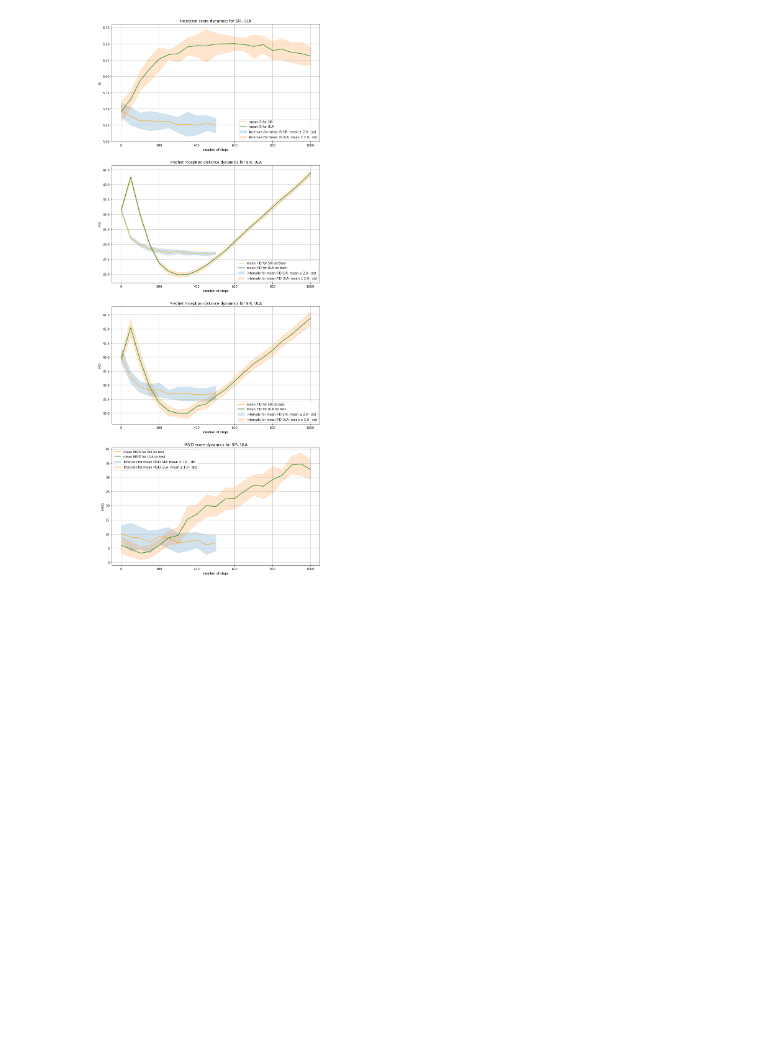
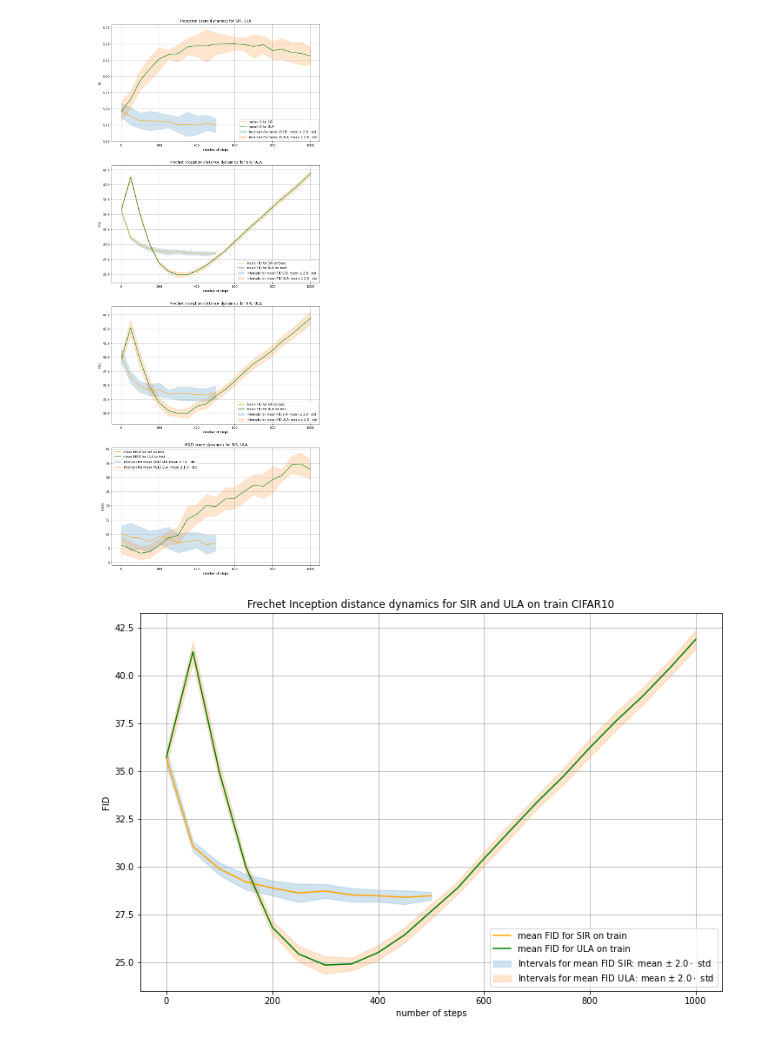
Before and after one commit to premolab/gans_sampling, a Jupyter notebook: notebooks/Cifar10_reimplement.ipynb, the cells around one changed output. Drawn from its saved outputs; the diff is of its cells as text; code cells hidden in the pictures; blank space fills up the shorter version.

Commit message:
add fid cifar preprint plot

```diff
--- a/notebooks/Cifar10_reimplement.ipynb
+++ b/notebooks/Cifar10_reimplement.ipynb
@@ -499,3 +499,81 @@ axs_new, new_fig, new_file_names = plot_scores_dynamics(scores=dict_results_ula,
 new_fig
 # %% [output]
 [figure]
+# %%
+xlabels = ["IS", "FID", "FID", "MSID"]
+mean_names = ["inception_scores_mean", "fid_scores_mean_train",
+              "fid_scores_mean_test", "msid_scores_mean_test"]
+std_names = ["inception_scores_std", "fid_scores_std_train",
+             "fid_scores_std_test", "msid_scores_std_test"]
+titles = ["Inception score", "Frechet Inception distance",
+          "Frechet Inception distance", "MSID score"]
+train_test_mode = ["", "on train", "on test", "on test"]
+stds_coef = [2.0, 2.0, 2.0, 1.0]
+start_plot = None
+every_step = 50
+method_name = "SIR"
+color_conf="C0"
+color_mean="orange"
+
+i = 1
+scores = dict_results
+
+fig, axs = plt.subplots(1, 1, figsize=(12, 8))
+
+range_steps = [i * every_step for i in range(len(scores[mean_names[i]]))]
+axs.plot(range_steps, scores[mean_names[i]], c=color_mean,
+                   label=f'mean {xlabels[i]} for {method_name} {train_test_mode[i]}')
+axs.fill_between(range_steps,
+                           scores[mean_names[i]] - stds_coef[i] * scores[std_names[i]],
+                           scores[mean_names[i]] + stds_coef[i] * scores[std_names[i]],
+                           color=color_conf,
+                           alpha=0.2,
+                           label=fr'Intervals for mean {xlabels[i]} {method_name}: mean $\pm \; {stds_coef[i]} \cdot$ std')
+if start_plot is None:
+    axs.set_xlabel("number of steps")
+    axs.set_ylabel(xlabels[i])
+    axs.set_title(f"{titles[i]} dynamics for {method_name}")
+    axs.grid(True)
+    name_mean = f'{method_name}_{mean_names[i]}.pdf'
+else:
+    title = axs.get_title()
+    title += f", {method_name}"
+    axs.set_title(title)
+    name_mean = f"{method_name}_" + file_names[ind_plot]
+
+stds_coef = [2.0, 2.0, 2.0, 1.0]
+every_step = 50
+method_name = "ULA"
+color_conf = "C1"
+color_mean = "green"
+start_plot = axs
+
+i = 1
+scores = dict_results_ula
+
+range_steps = [i * every_step for i in range(len(scores[mean_names[i]]))]
+axs.plot(range_steps, scores[mean_names[i]], c=color_mean,
+                   label=f'mean {xlabels[i]} for {method_name} {train_test_mode[i]}')
+axs.fill_between(range_steps,
+                           scores[mean_names[i]] - stds_coef[i] * scores[std_names[i]],
+                           scores[mean_names[i]] + stds_coef[i] * scores[std_names[i]],
+                           color=color_conf,
+                           alpha=0.2,
+                           label=fr'Intervals for mean {xlabels[i]} {method_name}: mean $\pm \; {stds_coef[i]} \cdot$ std')
+if start_plot is None:
+    axs.set_xlabel("number of steps")
+    axs.set_ylabel(xlabels[i])
+    axs.set_title(f"{titles[i]} dynamics for {method_name}")
+    axs.grid(True)
+    name_mean = f'{method_name}_{mean_names[i]}.pdf'
+else:
+    title = axs.get_title()
+    title += f" and {method_name} on train CIFAR10"
+    axs.set_title(title)
+
+axs.legend()
+path_to_save = '/home/daniil/gans-mcmc/saved_numpy_arrays/fid_cifar_isir_ula.pdf'
+fig.figsave(path_to_save)
+plt.show()
+# %% [output]
+[figure, added]
```
Also changed, not shown: parts of 2 cells of this notebook, 3 other files.
